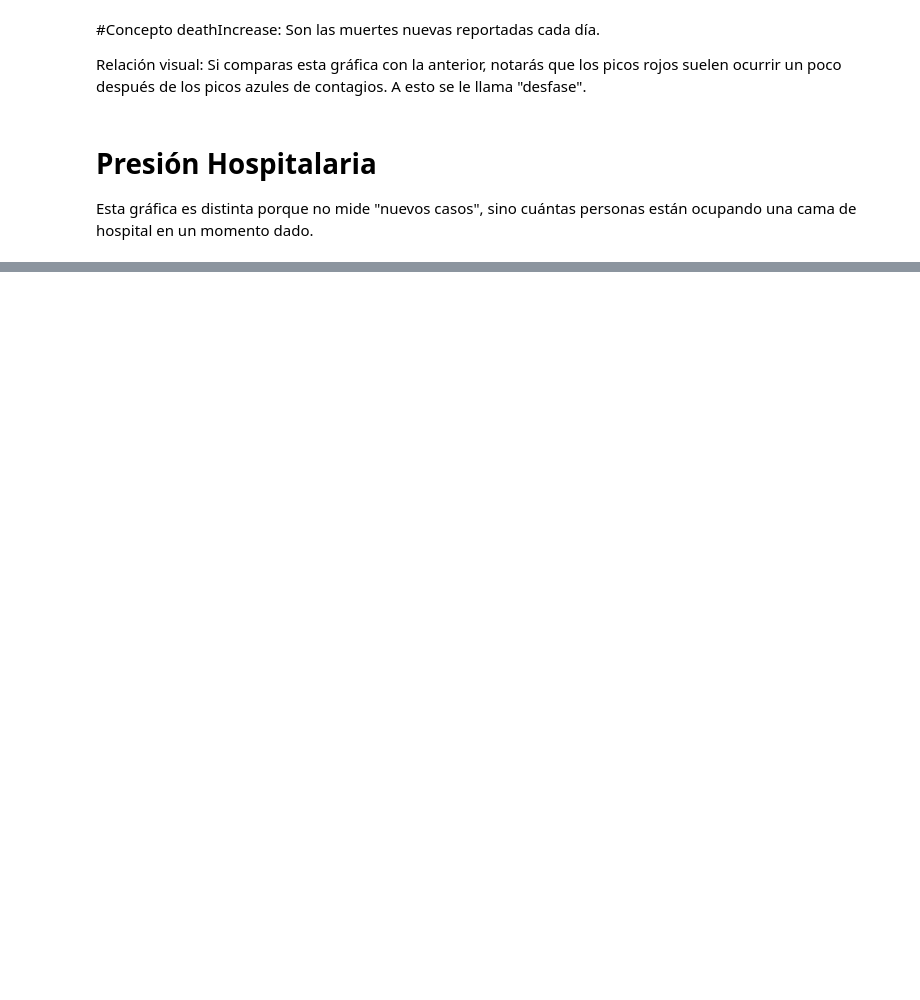
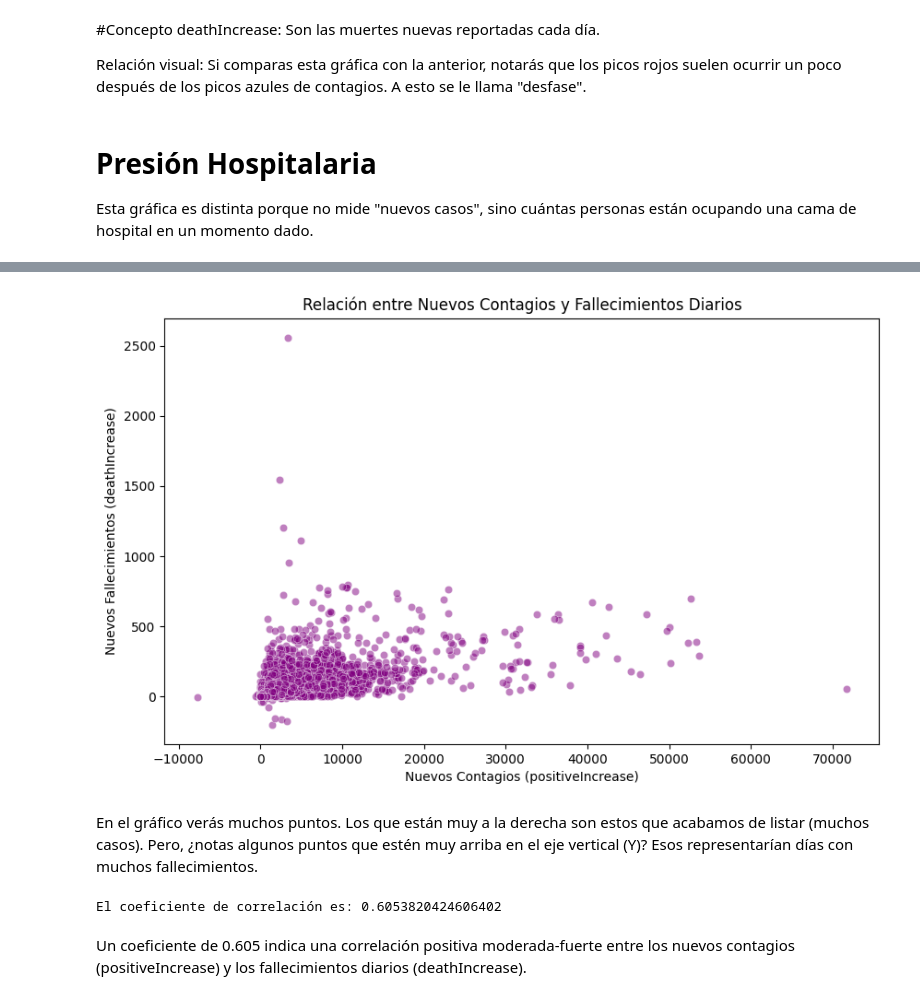
Before and after one commit to Leonkeneddy86/Analisis-Covid-19-, a Jupyter notebook: EDA.ipynb, the cells around one changed output, grey strips where cells are left out. Cells and saved outputs as stored; diff of their text form; code cells hidden in the pictures; blank space fills up the shorter version.

```diff
--- a/EDA.ipynb
+++ b/EDA.ipynb
@@ -430,0 +552,24 @@ Importancia: Sirve para entender si el sistema sanitario estaba saturado o si te
+# %%
+plt.figure(figsize=(10, 6))
+
+# Creamos el gráfico de dispersión
+sns.scatterplot(data=df, x='positiveIncrease', y='deathIncrease', alpha=0.5, color='purple')
+
+plt.title('Relación entre Nuevos Contagios y Fallecimientos Diarios')
+plt.xlabel('Nuevos Contagios (positiveIncrease)')
+plt.ylabel('Nuevos Fallecimientos (deathIncrease)')
+
+plt.show()
+# %% [output]
+[figure, added]
+# %% [markdown]
+En el gráfico verás muchos puntos. Los que están muy a la derecha son estos que acabamos de listar (muchos casos). Pero, ¿notas algunos puntos que estén muy arriba en el eje vertical (Y)? Esos representarían días con muchos fallecimientos.
+# %%
+# Calculamos la correlación entre contagios y muertes
+correlacion = df['positiveIncrease'].corr(df['deathIncrease'])
+
+print(f"El coeficiente de correlación es: {correlacion}")
+# %% [output]
+El coeficiente de correlación es: 0.6053820424606402
+# %% [markdown]
+Un coeficiente de 0.605 indica una correlación positiva moderada-fuerte entre los nuevos contagios (positiveIncrease) y los fallecimientos diarios (deathIncrease).
```
Also changed, not shown: parts of 30 cells of this notebook.
